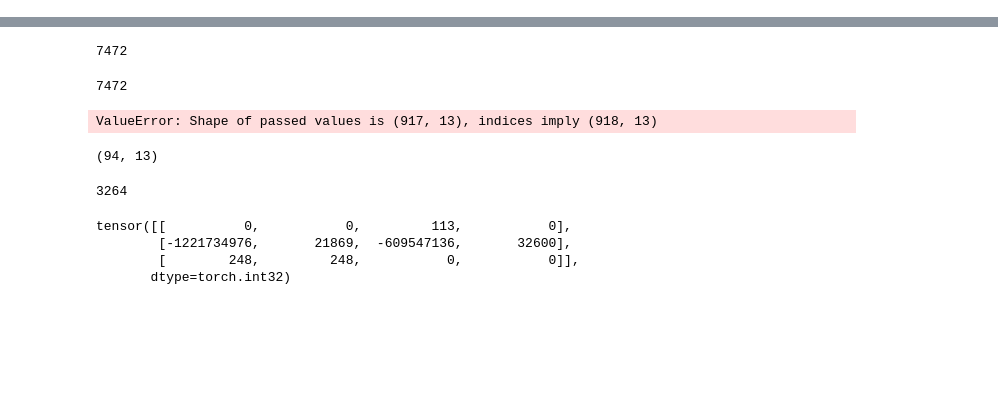
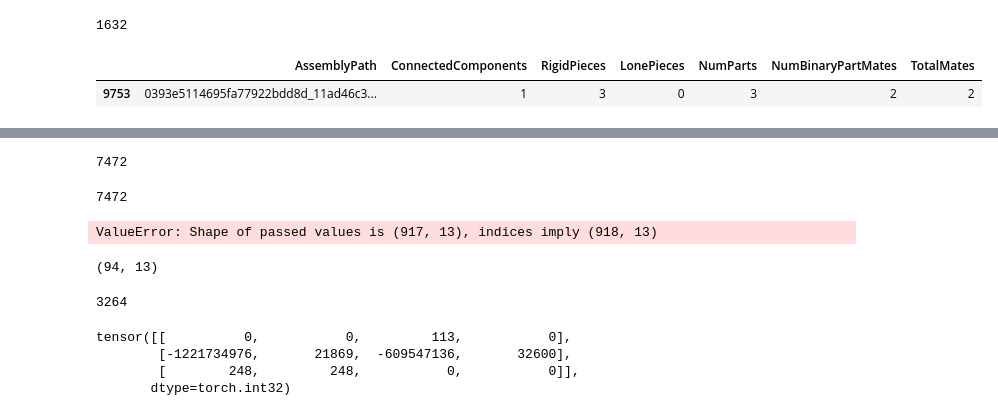
Before and after one commit to ShnitzelKiller/Mechanical, a Jupyter notebook: mechanical/GenerateData.ipynb, the cells around one changed output, grey strips where cells are left out. Saved outputs shown, nothing was run; the diff lists cells and outputs as text; code cells hidden in the pictures; blank space fills up the shorter version.

```diff
--- a/mechanical/GenerateData.ipynb
+++ b/mechanical/GenerateData.ipynb
@@ -72,6 +81,15 @@ def cs_from_origin_frame(origin, frame):
     cs[:3,:3] = frame
     cs[:3,3] = origin
     return cs
+# %%
+set_E_indices.index(9753)
+# %% [output]
+1632
+# %%
+assembly_df[assembly_df['AssemblyPath'] == '0393e5114695fa77922bdd8d_11ad46c3600b0ea6ababfb23_7d1e85ad2a5a74e3d7a3b398']
+# %% [output]
+|  | AssemblyPath | ConnectedComponents | RigidPieces | LonePieces | NumParts | NumBinaryPartMates | TotalMates |
+| 9753 | 0393e5114695fa77922bdd8d_11ad46c3... | 1 | 3 | 0 | 3 | 2 | 2 |
 # %%
 #start_index = 1243
 start_index = 0
```
Also changed, not shown: parts of 11 cells of this notebook, 1 other file.
